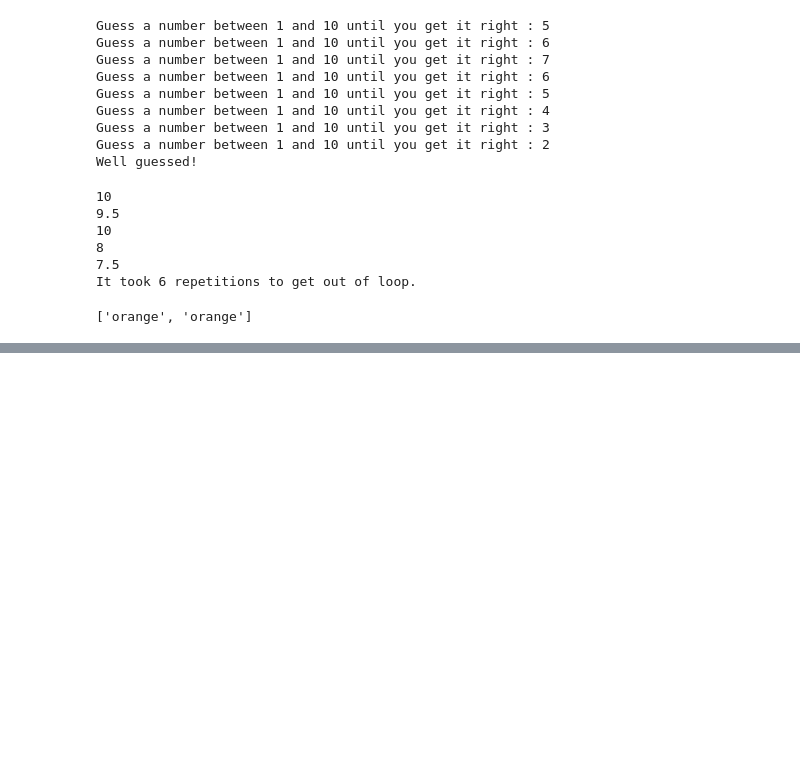
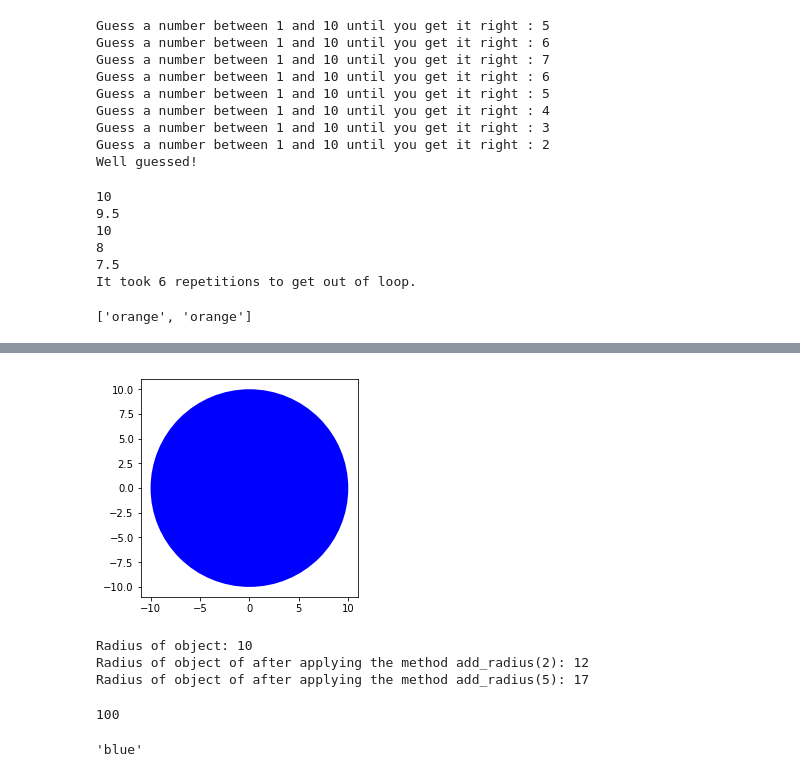
Before and after one commit to tarunguptaonline/tggit, a Jupyter notebook: Early Diaries with Python.ipynb, the cells around one changed output, grey strips where cells are left out. Drawn from its saved outputs; the diff is of its cells as text; code cells hidden in the pictures; blank space fills up the shorter version.

```diff
--- a/Early Diaries with Python.ipynb
+++ b/Early Diaries with Python.ipynb
@@ -702,0 +1127,18 @@ print(new_squares)
+# %%
+BlueCircle = Circle(10, 'blue')
+# %%
+BlueCircle.drawCircle()
+# %% [output]
+[figure, added]
+# %%
+# Use method to change the object attribute radius
+
+print('Radius of object:',RedCircle.radius)
+RedCircle.add_radius(2)
+print('Radius of object of after applying the method add_radius(2):',RedCircle.radius)
+RedCircle.add_radius(5)
+print('Radius of object of after applying the method add_radius(5):',RedCircle.radius)
+# %% [output]
+Radius of object: 10
+Radius of object of after applying the method add_radius(2): 12
+Radius of object of after applying the method add_radius(5): 17
@@ -702,0 +1149,12 @@ print(new_squares)
+# %%
+# Print the object attribute radius
+
+BlueCircle.radius
+# %% [output]
+100
+# %%
+# Print the object attribute color
+
+BlueCircle.color
+# %% [output]
+'blue'
```
Also changed, not shown: parts of 88 cells of this notebook.
